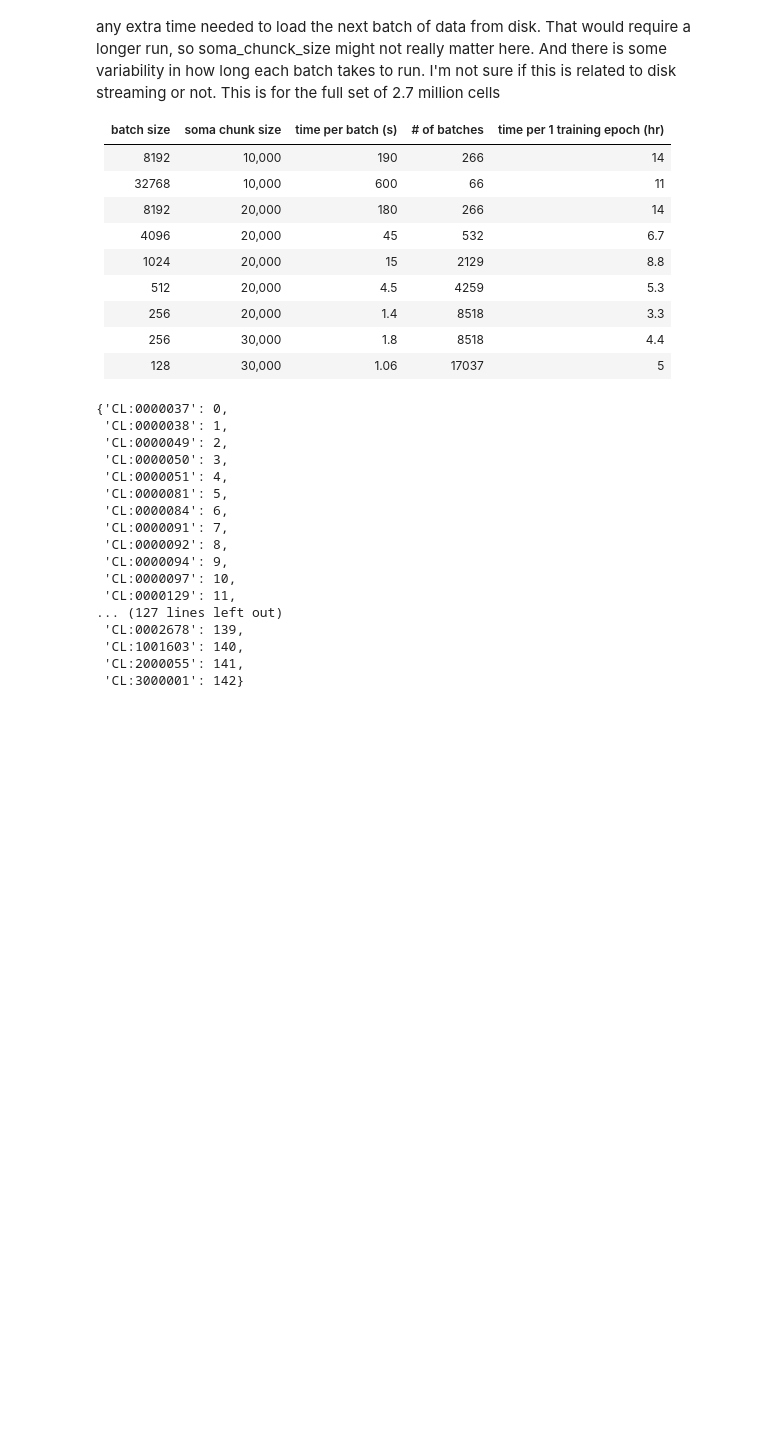
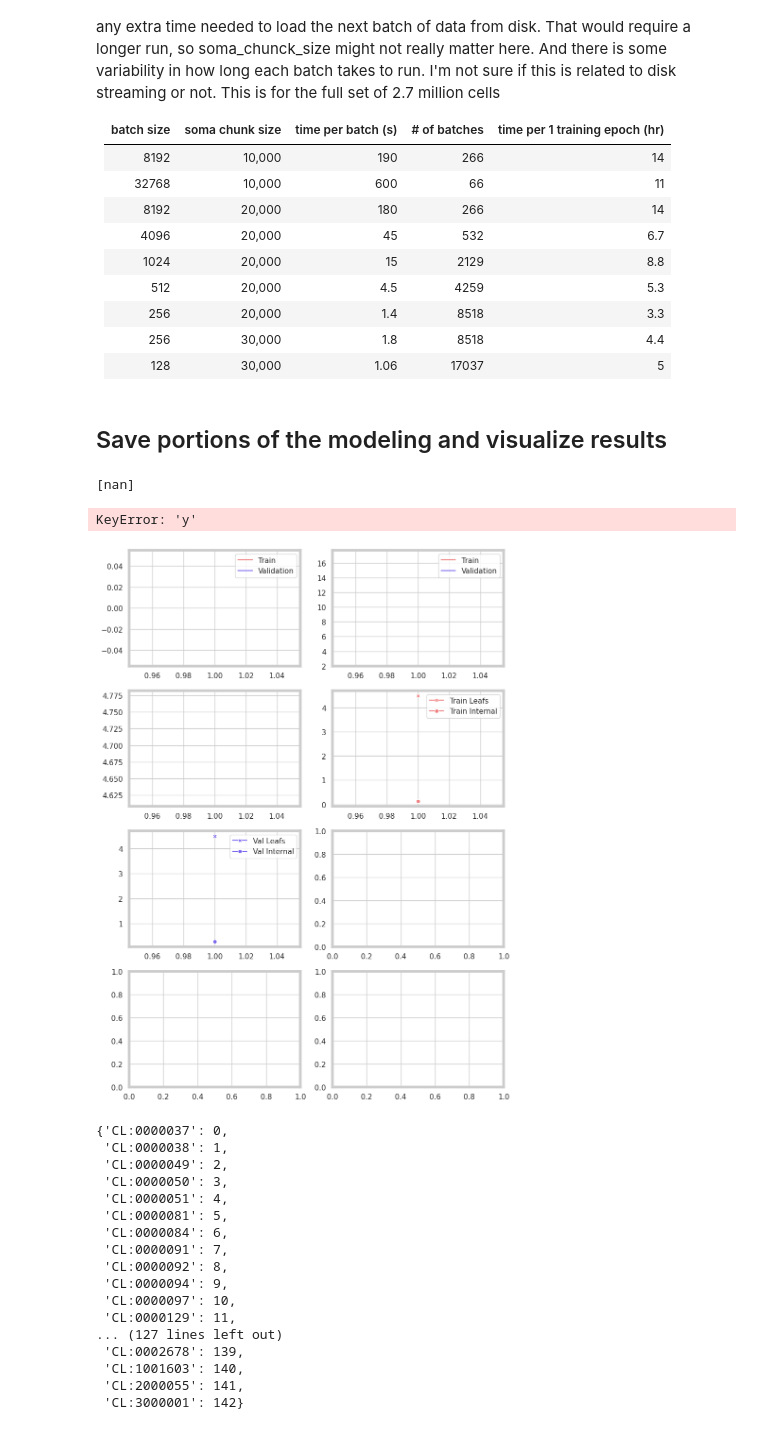
Before and after one commit to joshfuchs/McCells, a Jupyter notebook: model_from_disk.ipynb, the cells around one changed output. Drawn from its saved outputs; the diff is of its cells as text; code cells hidden in the pictures; blank space fills up the shorter version.

```diff
--- a/model_from_disk.ipynb
+++ b/model_from_disk.ipynb
@@ -131,0 +231,5 @@ val_dataloader = census_ml.experiment_dataloader(val_datapipe)
+# %%
+start_batch = time.time()
+for batch in train_dataloader:
+    print('running time', (time.time()-start_batch))
+    break
@@ -131,0 +238,5 @@ val_dataloader = census_ml.experiment_dataloader(val_datapipe)
+# %%
+start_batch = time.time()
+for batch in val_dataloader:
+    print('running time', (time.time()-start_batch))
+    break
@@ -1040,7 +1169,7 @@ for cell_term in encoder_mapping_dict.keys():
 
 
 # set the prediction threshold for internal nodes
-threshold = 0.8
+threshold = 0.00001 #0.8
 print('Prediction threshold for internal nodes is', threshold)
 
 start = time.time()
@@ -1080,3 +1217,8 @@ Note that I'm only running a handful of batches, so this probbably does not acco
 | 256 | 20,000 | 1.4  | 8518  | 3.3
 | 256 | 30,000 |  1.8 | 8518   | 4.4
 | 128 | 30,000 | 1.06  | 17037  | 5
+# %% [markdown]
+## Save portions of the modeling and visualize results
+# %%
+# get today's date for saving information about this model
+today = datetime.today().strftime('%Y-%m-%d')
@@ -1083,3 +1253,18 @@ Note that I'm only running a handful of batches, so this probbably does not acco
+# %%
+marginalization_dict['f1_score_train_leaf']
+# %% [output]
+[nan]
+# %%
+plot_title = today + '_results.png'
+
+# if you want to save the plot
+#plot_results(marginalization_dict,num_epochs,save_title=plot_title)
+
+# just display the plot
+plot_results(marginalization_dict,num_epochs)
+# %% [output]
+KeyError: 'y'
+[figure, added]
 # %%
 mapping
 # %% [output]
```
Also changed, not shown: parts of 12 cells of this notebook.
